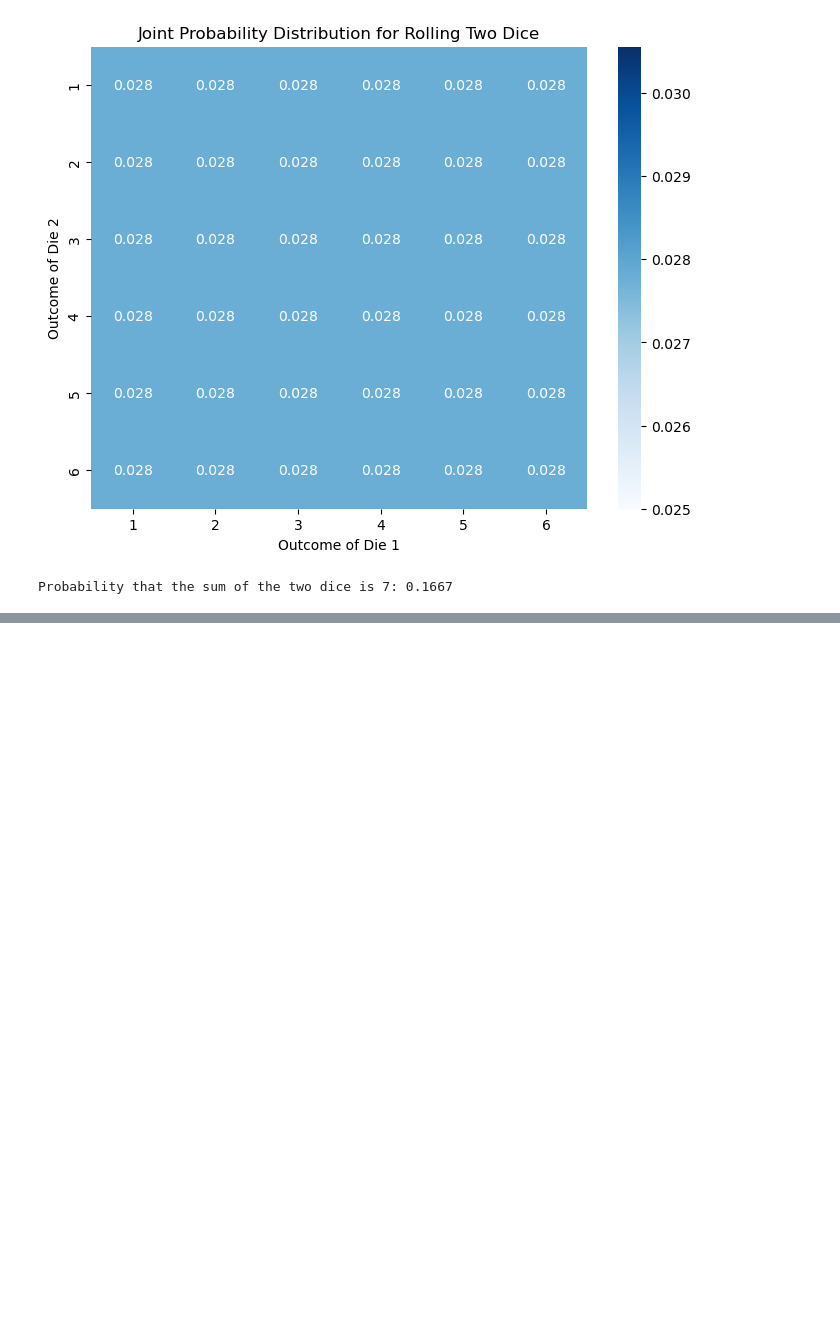
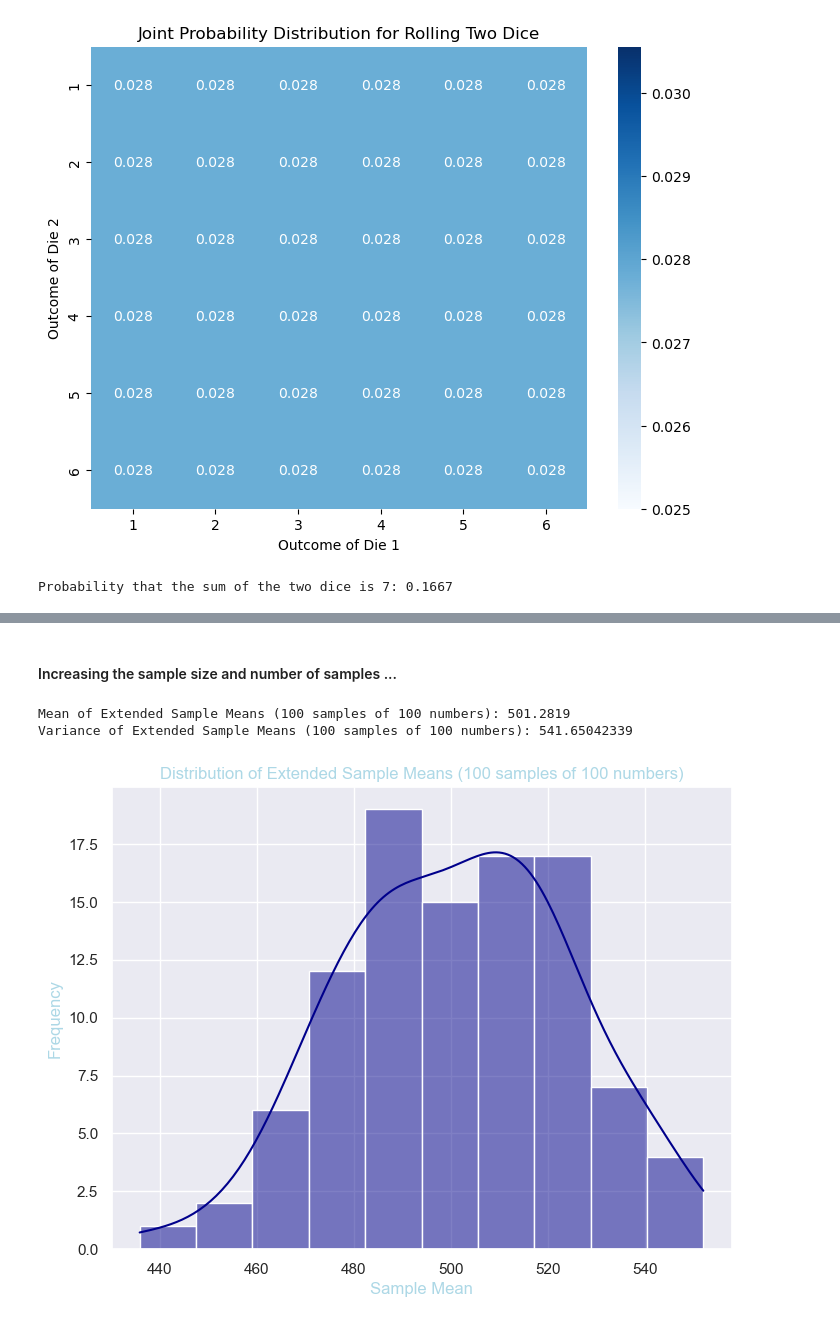
Before and after one commit to dusan-zdravkovic/Exam-P-Programs, a Jupyter notebook: multivariate_distributions.ipynb, the cells around one changed output, grey strips where cells are left out. Saved outputs shown, nothing was run; the diff lists cells and outputs as text; code cells hidden in the pictures; blank space fills up the shorter version.

```diff
--- a/multivariate_distributions.ipynb
+++ b/multivariate_distributions.ipynb
@@ -33,0 +120,28 @@ Probability that the sum of the two dice is 7: 0.1667
+# %% [markdown]
+#### Increasing the sample size and number of samples ...
+# %%
+# Step 1: Increase the sample size to 100 and the number of samples to 100
+extended_sample_means = []
+for _ in range(100):
+    extended_sample = np.random.choice(random_numbers, size=100, replace=False)
+    extended_sample_means.append(np.mean(extended_sample))
+
+# Step 2: Calculate properties of the extended sample means
+mean_extended_sample_means = np.mean(extended_sample_means)
+variance_extended_sample_means = np.var(extended_sample_means)
+
+# Print properties of the extended sample means
+print(f"\nMean of Extended Sample Means (100 samples of 100 numbers): {mean_extended_sample_means}")
+print(f"Variance of Extended Sample Means (100 samples of 100 numbers): {variance_extended_sample_means}")
+
+# Step 3: Plot the distribution of the extended sample means with the same cool blue theme
+plt.figure(figsize=(8, 6))
+sns.histplot(extended_sample_means, bins=10, kde=True, color='darkblue')
+plt.title("Distribution of Extended Sample Means (100 samples of 100 numbers)", color='lightblue')
+plt.xlabel("Sample Mean", color='lightblue')
+plt.ylabel("Frequency", color='lightblue')
+plt.show()
+# %% [output]
+Mean of Extended Sample Means (100 samples of 100 numbers): 501.2819
+Variance of Extended Sample Means (100 samples of 100 numbers): 541.65042339
+[figure, added]
```
Also changed, not shown: parts of 3 cells of this notebook.
